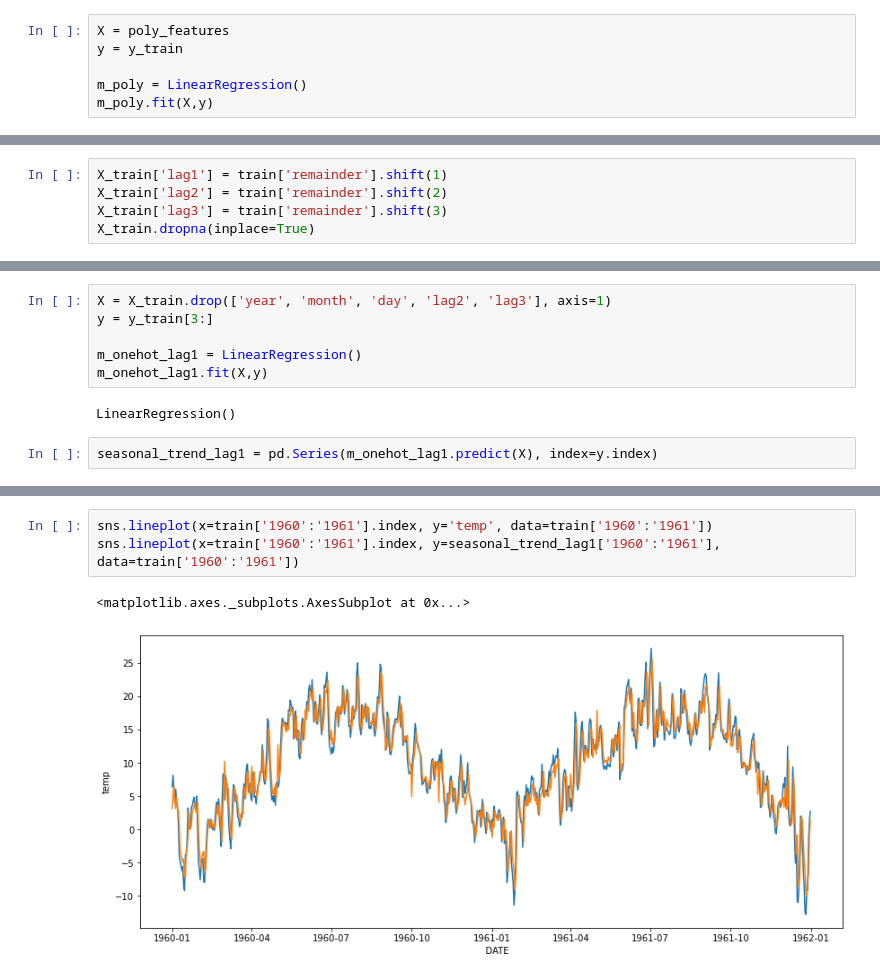
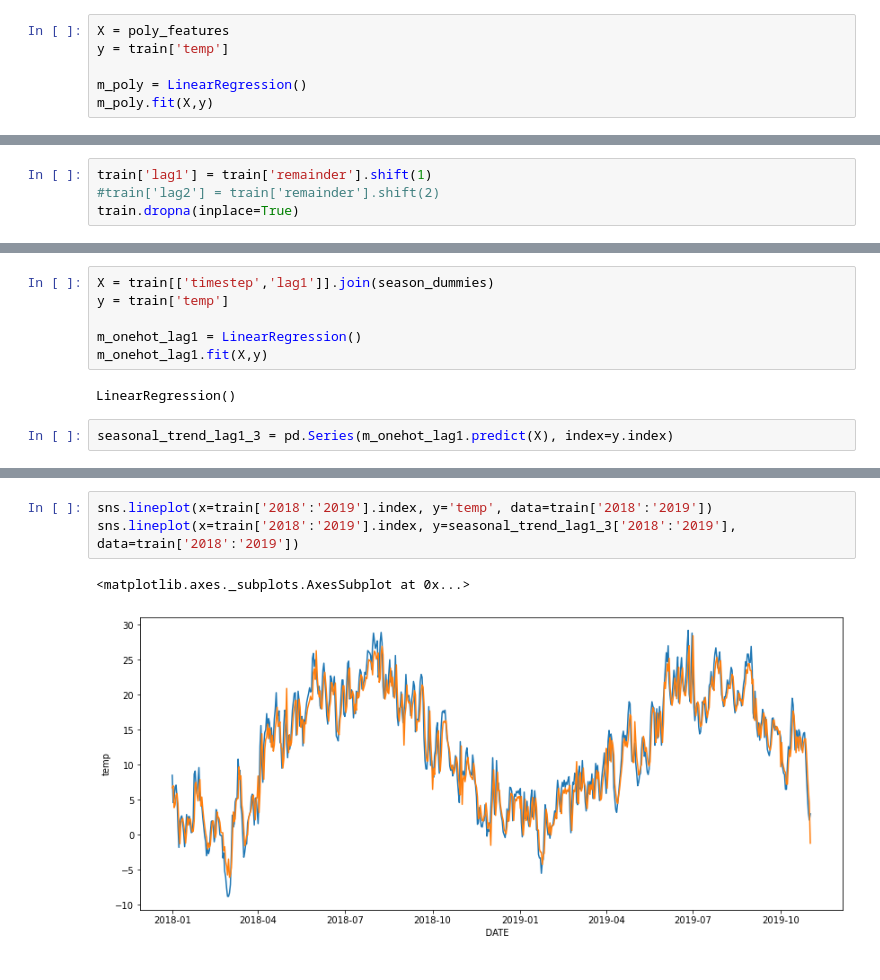
Before and after one commit to mfriebel/DS_projects, a Jupyter notebook: week05/projekt_wk_05_MF.ipynb, the cells around one changed output, grey strips where cells are left out. Drawn from its saved outputs; the diff is of its cells as text.

```diff
--- a/week05/projekt_wk_05_MF.ipynb
+++ b/week05/projekt_wk_05_MF.ipynb
@@ -206,6 +270,6 @@ poly_features.head()
 # %%
 X = poly_features
-y = y_train
+y = train['temp']
 
 m_poly = LinearRegression()
 m_poly.fit(X,y)
@@ -239,7 +346,6 @@ plot_pacf(train['remainder']);
 # %% [markdown]
 ## Include Lag1 of Remainder (possibly Lag2 and Lag3)
 # %%
-X_train['lag1'] = train['remainder'].shift(1)
-X_train['lag2'] = train['remainder'].shift(2)
-X_train['lag3'] = train['remainder'].shift(3)
-X_train.dropna(inplace=True)
+train['lag1'] = train['remainder'].shift(1)
+#train['lag2'] = train['remainder'].shift(2)
+train.dropna(inplace=True)
@@ -254,10 +358,10 @@ y_train.shape
 # %%
-X = X_train.drop(['year', 'month', 'day', 'lag2', 'lag3'], axis=1)
-y = y_train[3:]
+X = train[['timestep','lag1']].join(season_dummies)
+y = train['temp']
 
 m_onehot_lag1 = LinearRegression()
 m_onehot_lag1.fit(X,y)
 # %% [output]
 LinearRegression()
 # %%
-seasonal_trend_lag1 = pd.Series(m_onehot_lag1.predict(X), index=y.index)
+seasonal_trend_lag1_3 = pd.Series(m_onehot_lag1.predict(X), index=y.index)
@@ -280,9 +399,9 @@ Length: 52532, dtype: float64
 # %%
-sns.lineplot(x=train['1960':'1961'].index, y='temp', data=train['1960':'1961'])
-sns.lineplot(x=train['1960':'1961'].index, y=seasonal_trend_lag1['1960':'1961'], data=train['1960':'1961'])
+sns.lineplot(x=train['2018':'2019'].index, y='temp', data=train['2018':'2019'])
+sns.lineplot(x=train['2018':'2019'].index, y=seasonal_trend_lag1_3['2018':'2019'], data=train['2018':'2019'])
 # %% [output]
 <matplotlib.axes._subplots.AxesSubplot at 0x...>
-[figure, old version]
+[figure, new version]
 # %%
 m_onehot_lag1.score(X,y)
 # %% [output]
```
Also changed, not shown: parts of 79 cells of this notebook.
